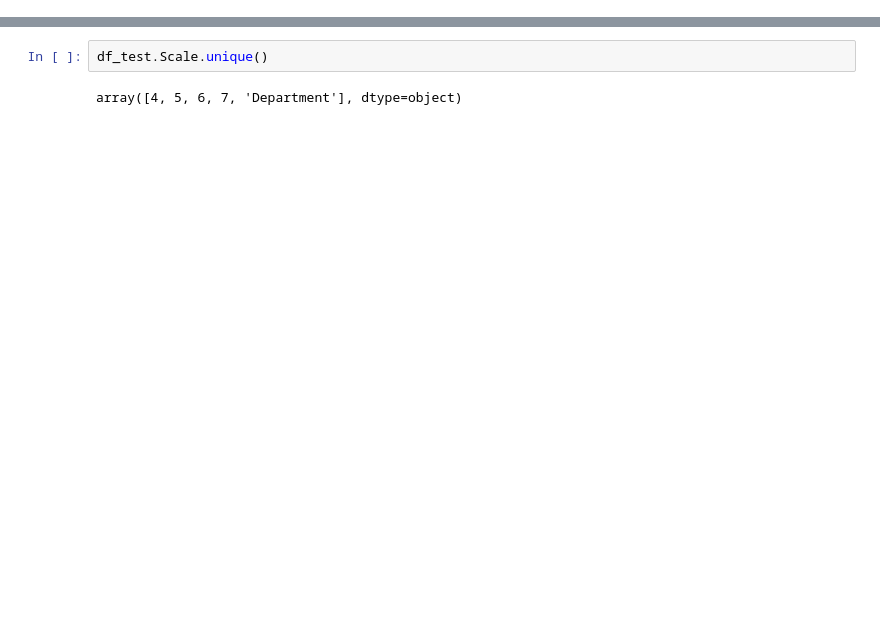
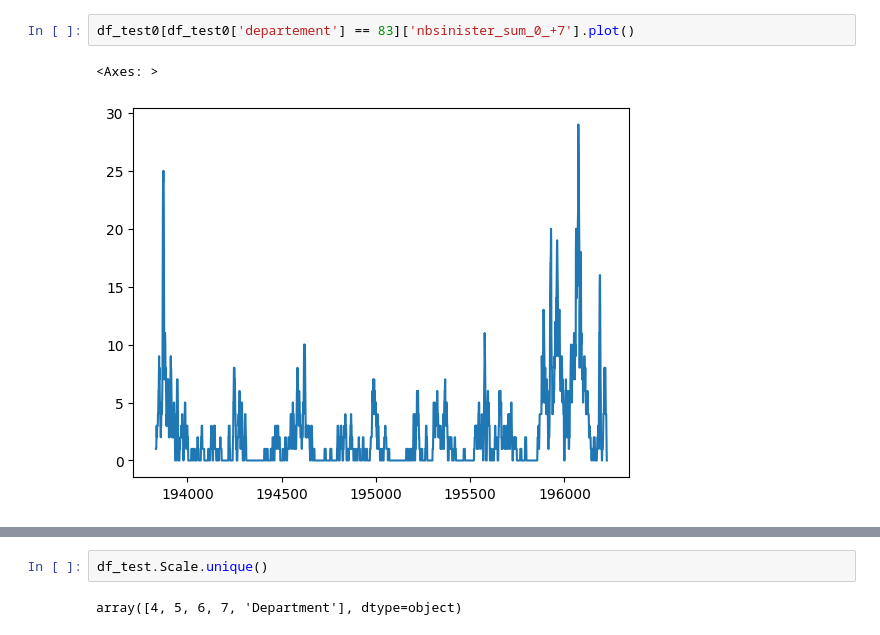
Before and after one commit to NicolasCaronPro/ST-GNN-for-wildifre-prediction, a Jupyter notebook: Prediction/GNN/check_dataframes.ipynb, the cells around one changed output, grey strips where cells are left out. Drawn from its saved outputs; the diff is of its cells as text; blank space fills up the shorter version.

```diff
--- a/Prediction/GNN/check_dataframes.ipynb
+++ b/Prediction/GNN/check_dataframes.ipynb
@@ -70,0 +118,5 @@ df_test[(df_test['Scale'] == 4)]
+# %%
+df_test0[df_test0['departement'] == 83]['nbsinister_sum_0_+7'].plot()
+# %% [output]
+<Axes: >
+[figure, added]
```
Also changed, not shown: parts of 12 cells of this notebook, 48 other files.
